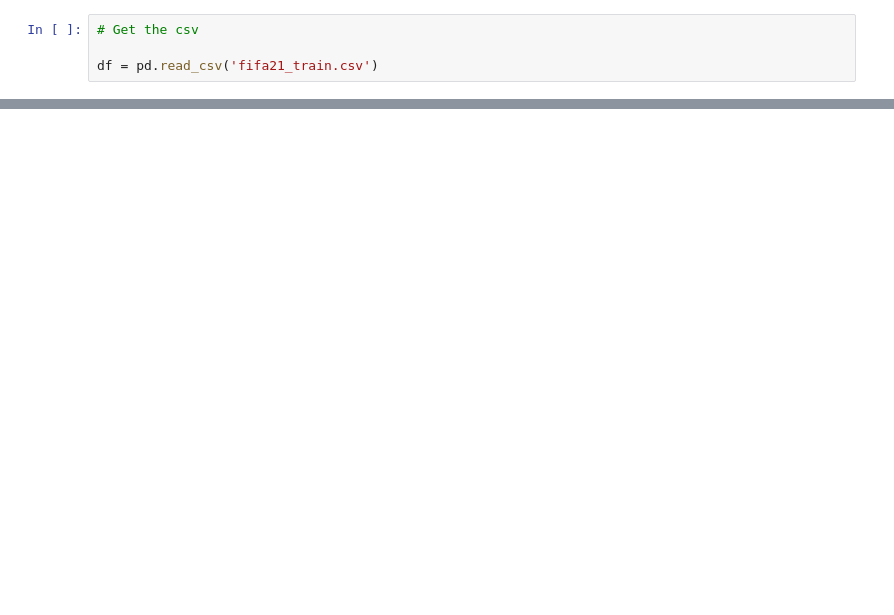
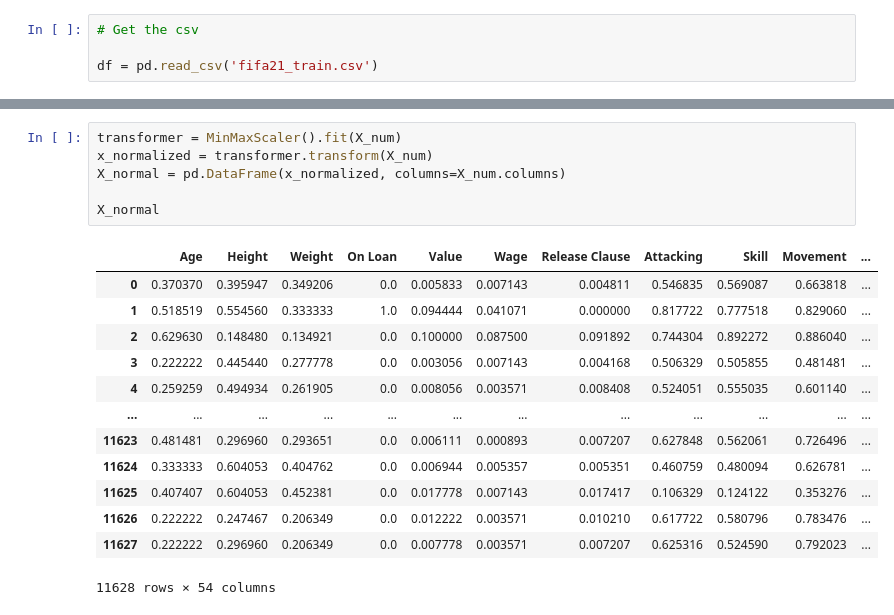
Before and after one commit to rjpeters/fifa, a Jupyter notebook: fifa_project.ipynb, the cells around one changed output, grey strips where cells are left out. Cells and saved outputs as stored; diff of their text form; blank space fills up the shorter version.

```diff
--- a/fifa_project.ipynb
+++ b/fifa_project.ipynb
@@ -238,0 +236,20 @@ X_cat
+# %%
+transformer = MinMaxScaler().fit(X_num)
+x_normalized = transformer.transform(X_num)
+X_normal = pd.DataFrame(x_normalized, columns=X_num.columns)
+
+X_normal
+# %% [output]
+|  | Age | Height | Weight | On Loan | Value | Wage | Release Clause | Attacking | Skill | Movement | ... |
+| 0 | 0.370370 | 0.395947 | 0.349206 | 0.0 | 0.005833 | 0.007143 | 0.004811 | 0.546835 | 0.569087 | 0.663818 | ... |
+| 1 | 0.518519 | 0.554560 | 0.333333 | 1.0 | 0.094444 | 0.041071 | 0.000000 | 0.817722 | 0.777518 | 0.829060 | ... |
+| 2 | 0.629630 | 0.148480 | 0.134921 | 0.0 | 0.100000 | 0.087500 | 0.091892 | 0.744304 | 0.892272 | 0.886040 | ... |
+| 3 | 0.222222 | 0.445440 | 0.277778 | 0.0 | 0.003056 | 0.007143 | 0.004168 | 0.506329 | 0.505855 | 0.481481 | ... |
+| 4 | 0.259259 | 0.494934 | 0.261905 | 0.0 | 0.008056 | 0.003571 | 0.008408 | 0.524051 | 0.555035 | 0.601140 | ... |
+| ... | ... | ... | ... | ... | ... | ... | ... | ... | ... | ... | ... |
+| 11623 | 0.481481 | 0.296960 | 0.293651 | 0.0 | 0.006111 | 0.000893 | 0.007207 | 0.627848 | 0.562061 | 0.726496 | ... |
+| 11624 | 0.333333 | 0.604053 | 0.404762 | 0.0 | 0.006944 | 0.005357 | 0.005351 | 0.460759 | 0.480094 | 0.626781 | ... |
+| 11625 | 0.407407 | 0.604053 | 0.452381 | 0.0 | 0.017778 | 0.007143 | 0.017417 | 0.106329 | 0.124122 | 0.353276 | ... |
+| 11626 | 0.222222 | 0.247467 | 0.206349 | 0.0 | 0.012222 | 0.003571 | 0.010210 | 0.617722 | 0.580796 | 0.783476 | ... |
+| 11627 | 0.222222 | 0.296960 | 0.206349 | 0.0 | 0.007778 | 0.003571 | 0.007207 | 0.625316 | 0.524590 | 0.792023 | ... |
+11628 rows × 54 columns
```
Also changed, not shown: parts of 9 cells of this notebook.
